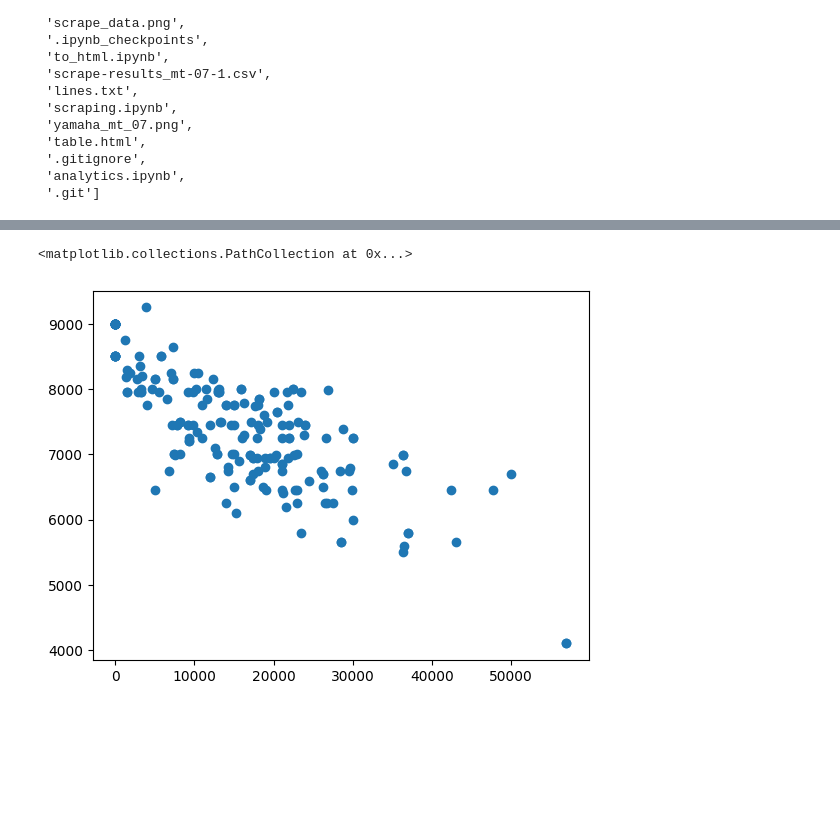
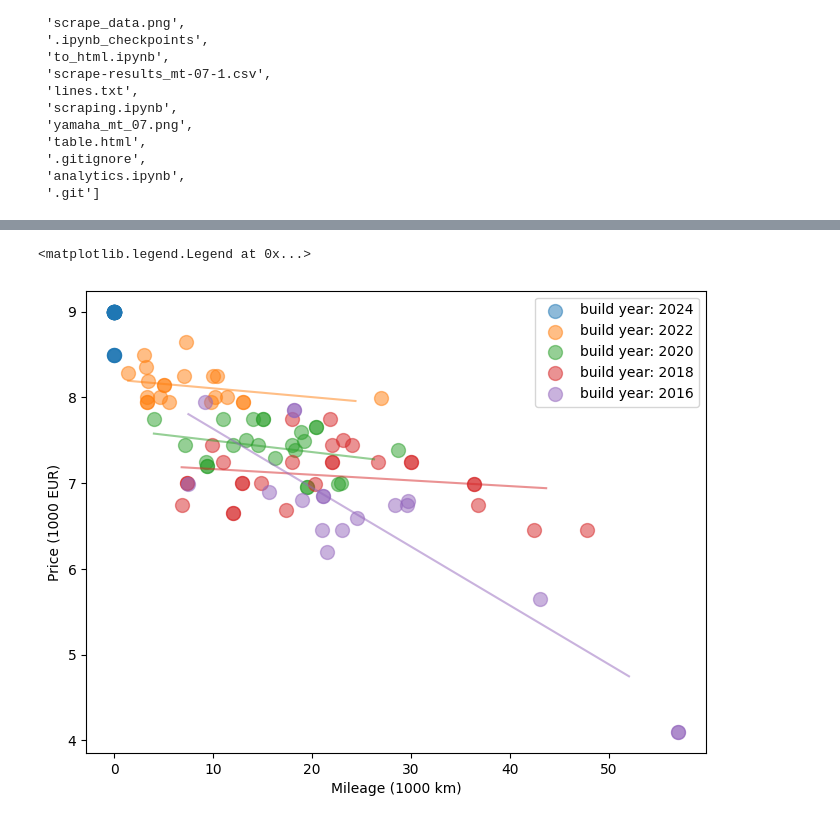
Before and after one commit to whekman/motoscraper, a Jupyter notebook: analytics.ipynb, the cells around one changed output, grey strips where cells are left out. Drawn from its saved outputs; the diff is of its cells as text; code cells hidden in the pictures; blank space fills up the shorter version.

```diff
--- a/analytics.ipynb
+++ b/analytics.ipynb
@@ -56,10 +56,3 @@ df.head()
 | 2 | 2019 | Vandaag | YAMAHA MT 07 ABS (bj 2019) MT07 3... | https://images.marktplaats.com/ap... | YAMAHA MT 07 ABS (bj 2019) MT07 3... | 's-Gravenzande | 17455 | 6945 | De yamaha mt-07 is een naakte str... | YAMAHA MT 07 ABS (bj 2019) MT07 3... | ... |
 | 3 | 2021 | 27 jan. '24 | Yamaha MT-07 35kW/A2, Motoren, Mo... | https://images.marktplaats.com/ap... | Yamaha MT-07 35kW/A2, Motoren, Mo... | Breda | 22458 | 8000 | Yamaha mt-07 35kw 2021 1e eigenaa... | Yamaha MT-07 35kW/A2 | ... |
 | 4 | 2017 | 8 feb. '24 | YAMAHA MT-07 ABS, Motoren, Motore... | https://images.marktplaats.com/ap... | YAMAHA MT-07 ABS, Motoren, Motore... | Lekkerkerk | 37000 | 5800 | Yamaha mt-07 abs 37.000Km gebruik... | YAMAHA MT-07 ABS | ... |
-# %%
-m_p = df['price'] != 0
-m_y = df['build_year'] != 0
-
-m = m_p & m_y
-
-plt.scatter(df['age'][m].values, df['price'][m].values)
@@ -69,6 +82,33 @@ plt.scatter(df['age'][m].values, df['price'][m].values)
 # %%
+build_years = [x for x in df['build_year'].unique() if x != 0]
+build_years.sort()
 
-plt.scatter(df['mileage'][m].values, df['price'][m].values)
+fig, ax = plt.subplots(figsize=(8,6))
+
+build_year_selection = [2024, 2022, 2020, 2018, 2016]
+
+years = build_year_selection
+
+for year in years:
+
+    M = df['build_year'] == year
+
+    xs = df['mileage'][m & M].values / 1000
+    ys = df['price'][m & M].values / 1000
+
+    sc = ax.scatter(xs, ys, s = 100, alpha=0.5, label='build year: {:}'.format(year))
+    col = sc.get_facecolors()[0].tolist()
+
+    try:
+        res = linregress(xs,ys)
+        lxs, lys = generate_line((xs.min(), xs.max()), res)
+        ax.plot(lxs, lys, color = col)
+    except:
+        pass
+
+ax.set_ylabel("Price (1000 EUR)")
+ax.set_xlabel("Mileage (1000 km)")
+ax.legend()
 # %% [output]
-<matplotlib.collections.PathCollection at 0x...>
+<matplotlib.legend.Legend at 0x...>
-[figure, old version]
+[figure, new version]
```
Also changed, not shown: parts of 3 cells of this notebook.
